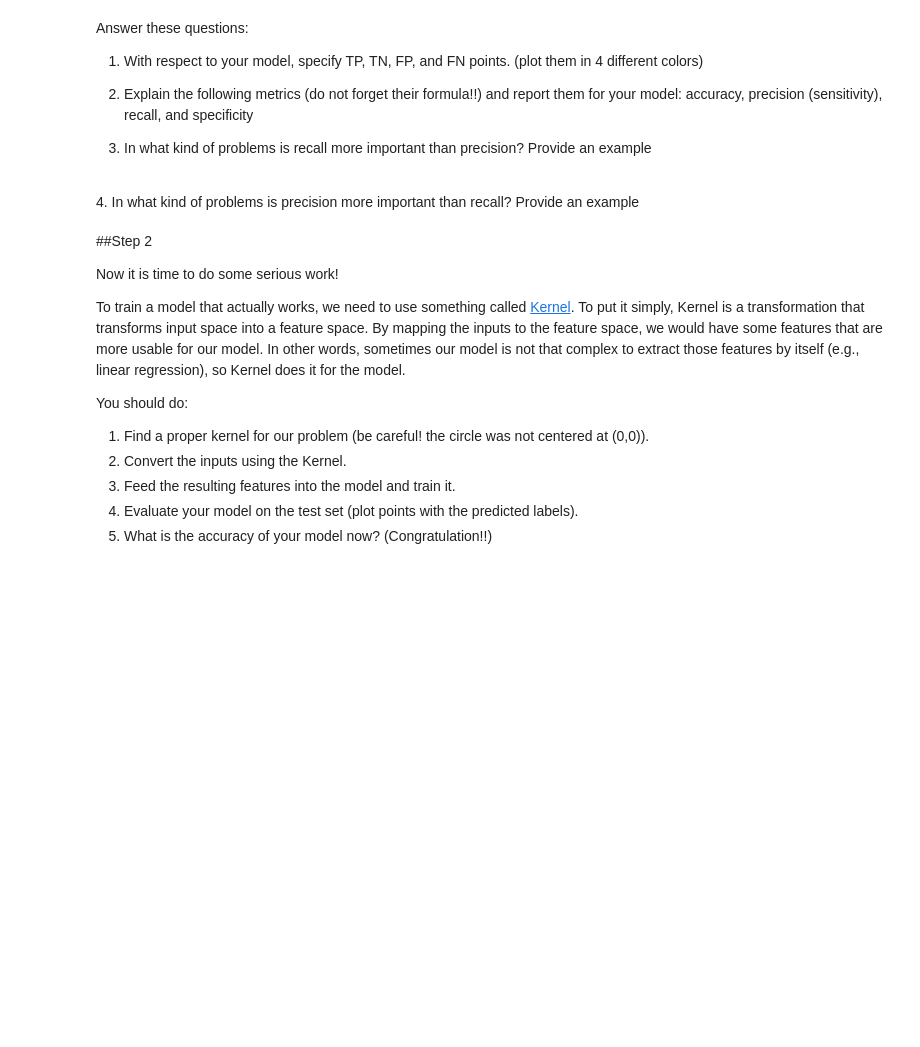
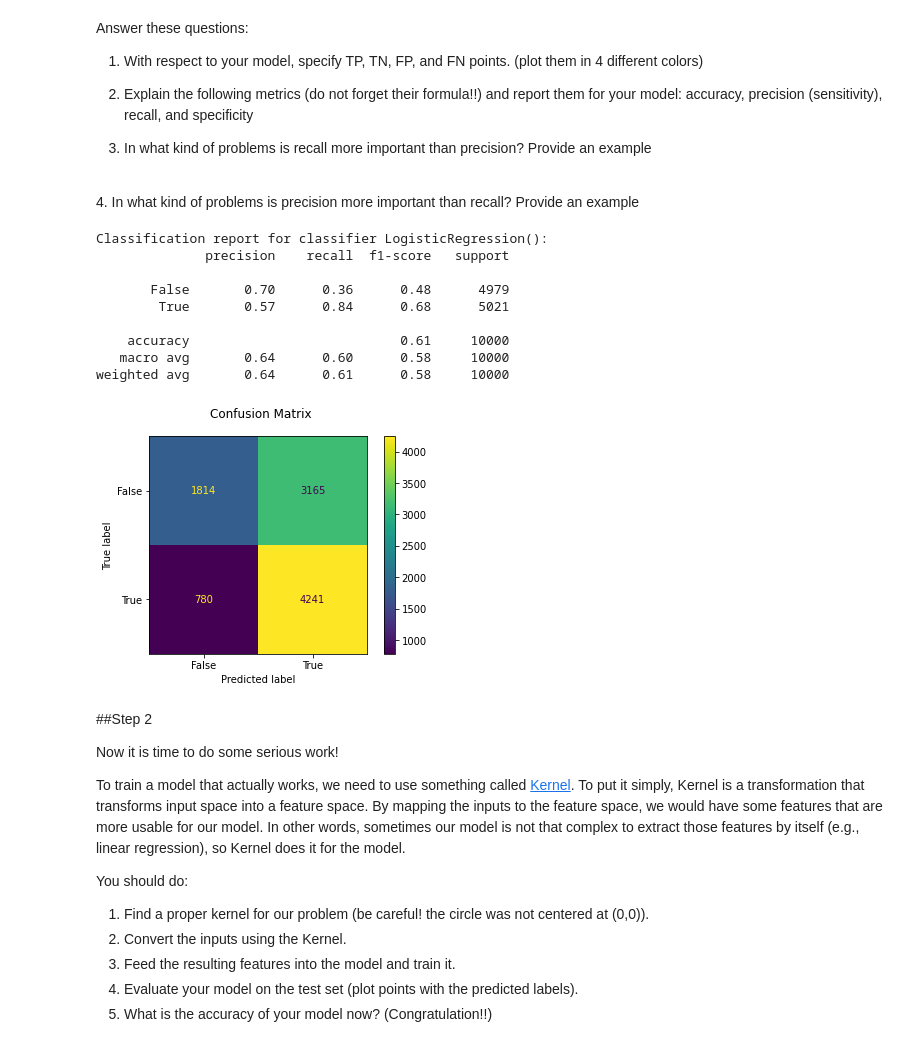
Before and after one commit to peyman886/Deep_Learning, a Jupyter notebook: PilehVar 1401-1/Assignment 2/HW2_MLـ.ipynb, the cells around one changed output. Saved outputs shown, nothing was run; the diff lists cells and outputs as text; code cells hidden in the pictures; blank space fills up the shorter version.

```diff
--- a/PilehVar 1401-1/Assignment 2/HW2_MLـ.ipynb
+++ b/PilehVar 1401-1/Assignment 2/HW2_MLـ.ipynb
@@ -52,0 +87,2 @@ You should do:
+# %%
+predicted = model.predict(X_test)
@@ -83,6 +135,29 @@ Answer these questions:
 4. In what kind of problems is precision more important than recall? Provide an example
 # %%
 #plot TP, TN, FP, FN
+# %%
+from sklearn import metrics
+print(
+    f"Classification report for classifier {model}:\n"
+    f"{metrics.classification_report(y_test, predicted)}\n"
+    )
+disp = metrics.ConfusionMatrixDisplay.from_predictions(y_test, predicted)
+disp.figure_.suptitle("Confusion Matrix")
+# print(f"Confusion matrix:\n{disp.confusion_matrix}")
+plt.show()
+print('\n\n\n')
+# .values.argmax(axis=1)
+# %% [output]
+Classification report for classifier LogisticRegression():
+              precision    recall  f1-score   support
+
+       False       0.70      0.36      0.48      4979
+        True       0.57      0.84      0.68      5021
+
+    accuracy                           0.61     10000
+   macro avg       0.64      0.60      0.58     10000
+weighted avg       0.64      0.61      0.58     10000
+[figure, added]
 # %%
 ## calculate metrics
 # %% [markdown]
```
Also changed, not shown: parts of 20 cells of this notebook.
